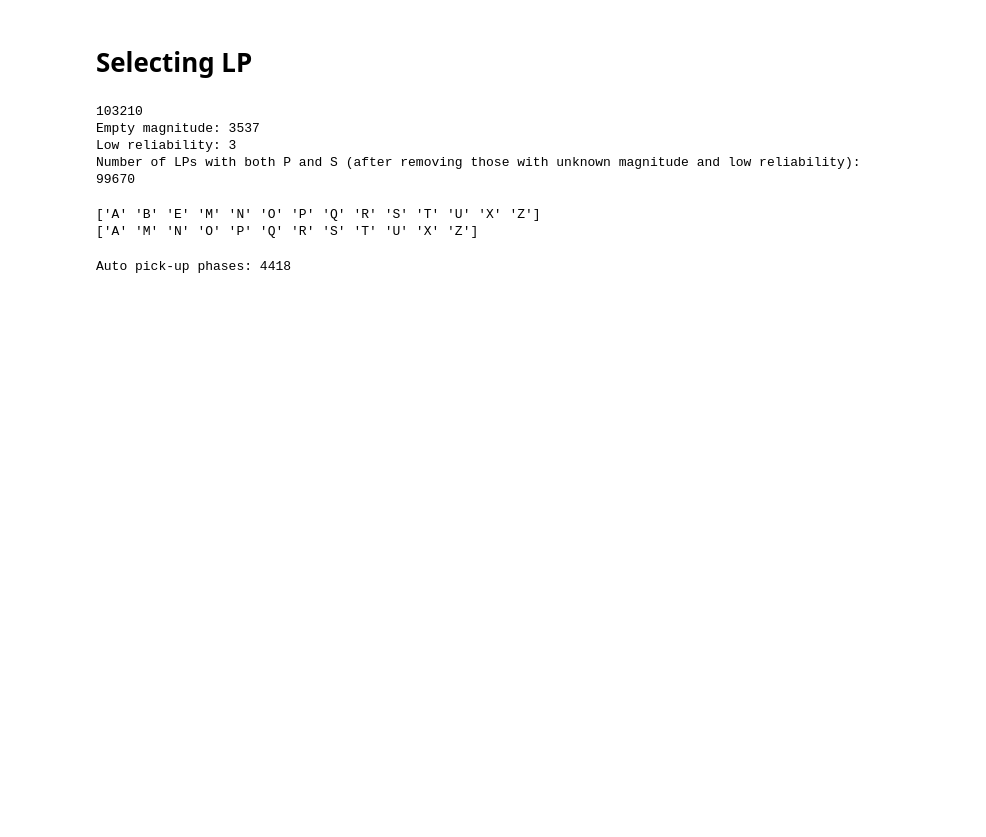
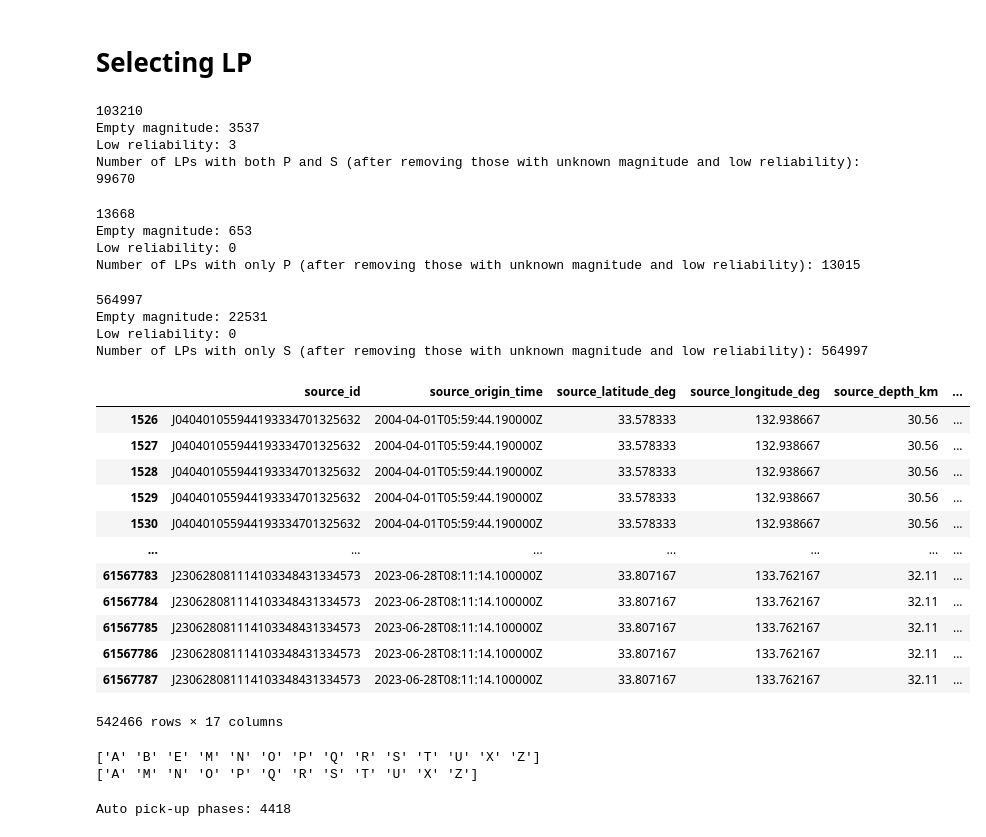
Before and after one commit to zhong-yy/volpick, a Jupyter notebook: data_proc/japan.ipynb, the cells around one changed output. Drawn from its saved outputs; the diff is of its cells as text; code cells hidden in the pictures; blank space fills up the shorter version.

```diff
--- a/data_proc/japan.ipynb
+++ b/data_proc/japan.ipynb
@@ -112,6 +139,73 @@ print(f"Number of LPs with both P and S (after removing those with unknown magni
 Empty magnitude: 3537
 Low reliability: 3
 Number of LPs with both P and S (after removing those with unknown magnitude and low reliability): 99670
+# %%
+# selecting LP data with both P and S arrivals
+lp_with_P = cat[
+    (cat["source_type"] == "lp")
+    & (pd.notna(cat["trace_p_arrival_time"]))
+    & (pd.isna(cat["trace_s_arrival_time"]))
+]
+print(len(lp_with_P))
+print(f"""Empty magnitude: {len(lp_with_P[pd.isna(lp_with_P["source_magnitude"])])}""")
+print(
+    f"""Low reliability: {len(lp_with_P[~(lp_with_P["trace_p_flag"].str.isupper())])}"""
+)
+
+lp_with_P = lp_with_P[pd.notna(lp_with_P["source_magnitude"])]
+
+lp_with_P = lp_with_P[(lp_with_P["trace_p_flag"].str.isupper())]
+print(
+    f"Number of LPs with only P (after removing those with unknown magnitude and low reliability): {len(lp_with_P)}"
+)
+# %% [output]
+13668
+Empty magnitude: 653
+Low reliability: 0
+Number of LPs with only P (after removing those with unknown magnitude and low reliability): 13015
+# %%
+# selecting LP data with both P and S arrivals
+lp_with_S = cat[
+    (cat["source_type"] == "lp")
+    & (pd.notna(cat["trace_s_arrival_time"]))
+    & (pd.isna(cat["trace_p_arrival_time"]))
+]
+print(len(lp_with_S))
+print(f"""Empty magnitude: {len(lp_with_S[pd.isna(lp_with_S["source_magnitude"])])}""")
+print(
+    f"""Low reliability: {len(lp_with_S[~(    ((lp_with_S["trace_p_flag"].str.isupper())&(lp_with_S["trace_s_flag"]==" "))
+    | (lp_with_S["trace_s_flag"].str.isupper()))])}"""
+)
+lp_with_S = lp_with_S[pd.notna(lp_with_S["source_magnitude"])]
+
+lp_with_S = lp_with_S[
+    ((lp_with_S["trace_p_flag"].str.isupper())&(lp_with_S["trace_s_flag"]==" "))
+    | (lp_with_S["trace_s_flag"].str.isupper())
+]
+print(
+    f"Number of LPs with only S (after removing those with unknown magnitude and low reliability): {len(lp_with_S)}"
+)
+# %% [output]
+564997
+Empty magnitude: 22531
+Low reliability: 0
+Number of LPs with only S (after removing those with unknown magnitude and low reliability): 564997
+# %%
+lp_with_S
+# %% [output]
+|  | source_id | source_origin_time | source_latitude_deg | source_longitude_deg | source_depth_km | ... |
+| 1526 | J040401055944193334701325632 | 2004-04-01T05:59:44.190000Z | 33.578333 | 132.938667 | 30.56 | ... |
+| 1527 | J040401055944193334701325632 | 2004-04-01T05:59:44.190000Z | 33.578333 | 132.938667 | 30.56 | ... |
+| 1528 | J040401055944193334701325632 | 2004-04-01T05:59:44.190000Z | 33.578333 | 132.938667 | 30.56 | ... |
+| 1529 | J040401055944193334701325632 | 2004-04-01T05:59:44.190000Z | 33.578333 | 132.938667 | 30.56 | ... |
+| 1530 | J040401055944193334701325632 | 2004-04-01T05:59:44.190000Z | 33.578333 | 132.938667 | 30.56 | ... |
+| ... | ... | ... | ... | ... | ... | ... |
+| 61567783 | J230628081114103348431334573 | 2023-06-28T08:11:14.100000Z | 33.807167 | 133.762167 | 32.11 | ... |
+| 61567784 | J230628081114103348431334573 | 2023-06-28T08:11:14.100000Z | 33.807167 | 133.762167 | 32.11 | ... |
+| 61567785 | J230628081114103348431334573 | 2023-06-28T08:11:14.100000Z | 33.807167 | 133.762167 | 32.11 | ... |
+| 61567786 | J230628081114103348431334573 | 2023-06-28T08:11:14.100000Z | 33.807167 | 133.762167 | 32.11 | ... |
+| 61567787 | J230628081114103348431334573 | 2023-06-28T08:11:14.100000Z | 33.807167 | 133.762167 | 32.11 | ... |
+542466 rows × 17 columns
 # %%
 print(np.unique(lp_with_P_and_S["trace_p_flag"]))
 print(np.unique(lp_with_P_and_S["trace_s_flag"]))
```
Also changed, not shown: parts of 58 cells of this notebook, 38 other files.
